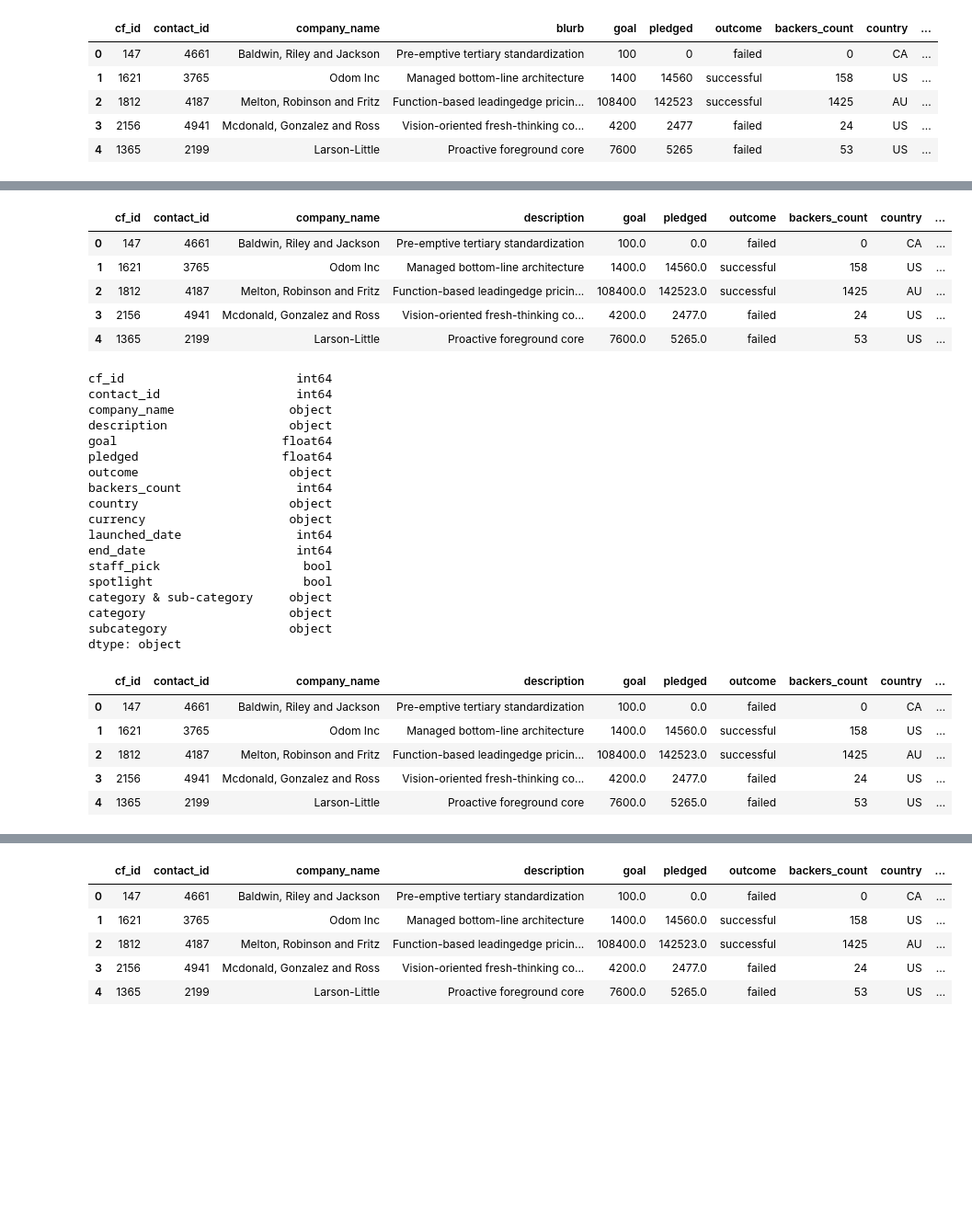
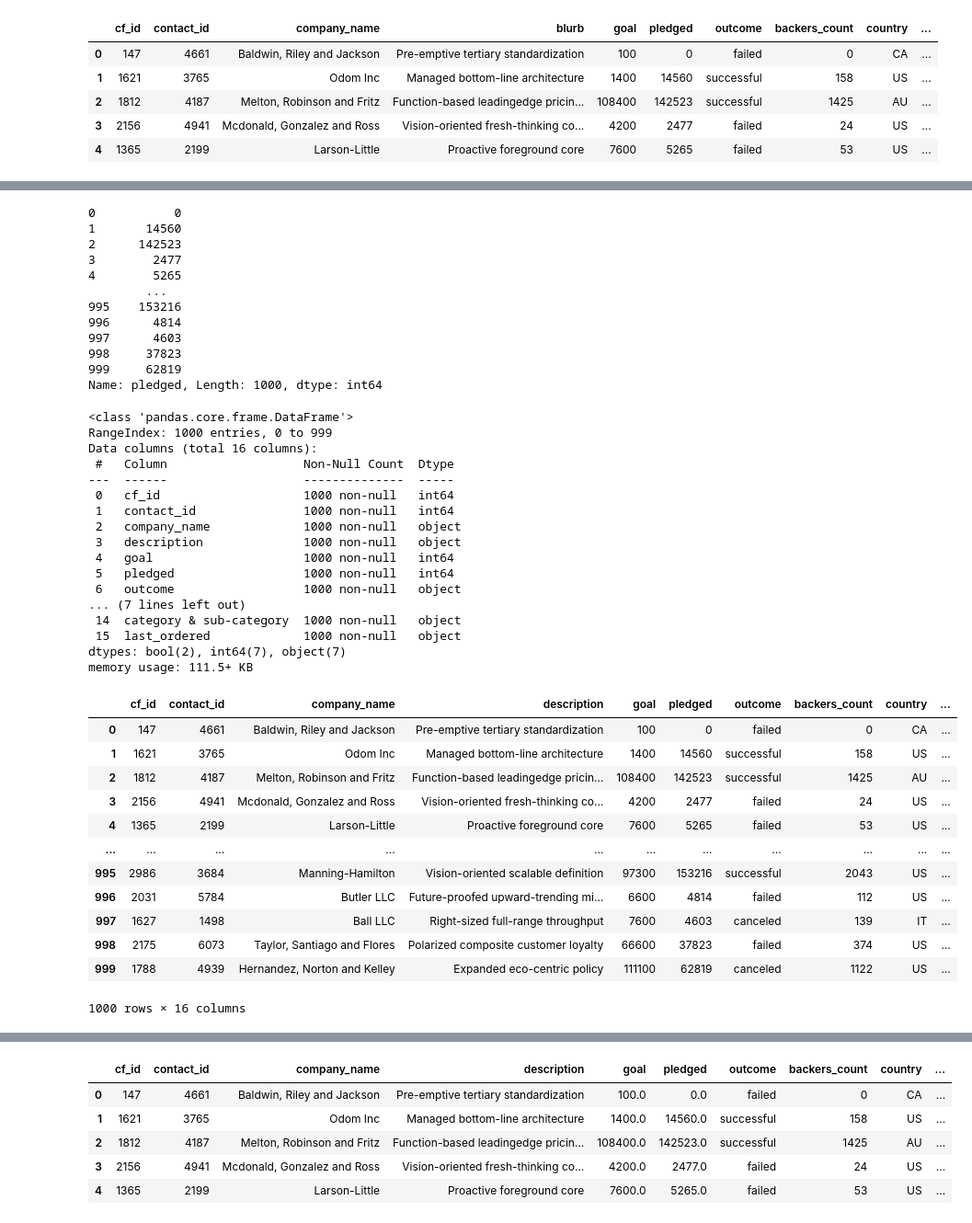
Before and after one commit to ricsalazar810/project-two, a Jupyter notebook: ETL_Mini_Project_Starter_Code.ipynb, the cells around one changed output, grey strips where cells are left out. Shown at 92% size. Saved outputs shown, nothing was run; the diff lists cells and outputs as text; code cells hidden in the pictures; blank space fills up the shorter version.

```diff
--- a/ETL_Mini_Project_Starter_Code.ipynb
+++ b/ETL_Mini_Project_Starter_Code.ipynb
@@ -184,4 +185,7 @@ campaign_df.head()
 | 3 | 2156 | 4941 | Mcdonald, Gonzalez and Ross | Vision-oriented fresh-thinking co... | 4200 | 2477 | failed | 24 | US | ... |
 | 4 | 1365 | 2199 | Larson-Little | Proactive foreground core | 7600 | 5265 | failed | 53 | US | ... |
 # %%
-# Rename the blurb, launched_at, and deadline columns.
+# Rename the blurb as description, launched_at as launched_date, and deadline as end_date columns.
+campaign_df = campaign_df.rename(columns={'blurb': "description",
+                            'launched_at': "launched_date",
+                            'deadline': "end_date"})
@@ -195,43 +192,60 @@ campaign_df.head()
 # %%
 # Convert the goal and pledged columns to a `float` data type.
+pd.to_numeric(campaign_df["goal"])
+pd.to_numeric(campaign_df["pledged"])
 # %% [output]
-|  | cf_id | contact_id | company_name | description | goal | pledged | outcome | backers_count | country | ... |
-| 0 | 147 | 4661 | Baldwin, Riley and Jackson | Pre-emptive tertiary standardization | 100.0 | 0.0 | failed | 0 | CA | ... |
-| 1 | 1621 | 3765 | Odom Inc | Managed bottom-line architecture | 1400.0 | 14560.0 | successful | 158 | US | ... |
-| 2 | 1812 | 4187 | Melton, Robinson and Fritz | Function-based leadingedge pricin... | 108400.0 | 142523.0 | successful | 1425 | AU | ... |
-| 3 | 2156 | 4941 | Mcdonald, Gonzalez and Ross | Vision-oriented fresh-thinking co... | 4200.0 | 2477.0 | failed | 24 | US | ... |
-| 4 | 1365 | 2199 | Larson-Little | Proactive foreground core | 7600.0 | 5265.0 | failed | 53 | US | ... |
+0           0
+1       14560
+2      142523
+3        2477
+4        5265
+        ...
+995    153216
+996      4814
+997      4603
+998     37823
+999     62819
+Name: pledged, Length: 1000, dtype: int64
 # %%
 # Check the datatypes
+campaign_df.info()
 # %% [output]
-cf_id                        int64
-contact_id                   int64
-company_name                object
-description                 object
-goal                       float64
-pledged                    float64
-outcome                     object
-backers_count                int64
-country                     object
-currency                    object
-launched_date                int64
-end_date                     int64
-staff_pick                    bool
-spotlight                     bool
-category & sub-category     object
-category                    object
-subcategory                 object
-dtype: object
+<class 'pandas.core.frame.DataFrame'>
+RangeIndex: 1000 entries, 0 to 999
+Data columns (total 16 columns):
+ #   Column                   Non-Null Count  Dtype
+---  ------                   --------------  -----
+ 0   cf_id                    1000 non-null   int64
+ 1   contact_id               1000 non-null   int64
+ 2   company_name             1000 non-null   object
+ 3   description              1000 non-null   object
+ 4   goal                     1000 non-null   int64
+ 5   pledged                  1000 non-null   int64
+ 6   outcome                  1000 non-null   object
+... (7 lines left out)
+ 14  category & sub-category  1000 non-null   object
+ 15  last_ordered             1000 non-null   object
+dtypes: bool(2), int64(7), object(7)
+memory usage: 111.5+ KB
 # %%
 # Format the launched_date and end_date columns to datetime format
 from datetime import datetime as dt
+campaign_df["launched_date"] = pd.to_datetime(campaign_df["launched_date"], unit='s').dt.strftime('%Y-%m-%d')
+campaign_df
 # %% [output]
 |  | cf_id | contact_id | company_name | description | goal | pledged | outcome | backers_count | country | ... |
-| 0 | 147 | 4661 | Baldwin, Riley and Jackson | Pre-emptive tertiary standardization | 100.0 | 0.0 | failed | 0 | CA | ... |
-| 1 | 1621 | 3765 | Odom Inc | Managed bottom-line architecture | 1400.0 | 14560.0 | successful | 158 | US | ... |
-| 2 | 1812 | 4187 | Melton, Robinson and Fritz | Function-based leadingedge pricin... | 108400.0 | 142523.0 | successful | 1425 | AU | ... |
-| 3 | 2156 | 4941 | Mcdonald, Gonzalez and Ross | Vision-oriented fresh-thinking co... | 4200.0 | 2477.0 | failed | 24 | US | ... |
-| 4 | 1365 | 2199 | Larson-Little | Proactive foreground core | 7600.0 | 5265.0 | failed | 53 | US | ... |
+| 0 | 147 | 4661 | Baldwin, Riley and Jackson | Pre-emptive tertiary standardization | 100 | 0 | failed | 0 | CA | ... |
+| 1 | 1621 | 3765 | Odom Inc | Managed bottom-line architecture | 1400 | 14560 | successful | 158 | US | ... |
+| 2 | 1812 | 4187 | Melton, Robinson and Fritz | Function-based leadingedge pricin... | 108400 | 142523 | successful | 1425 | AU | ... |
+| 3 | 2156 | 4941 | Mcdonald, Gonzalez and Ross | Vision-oriented fresh-thinking co... | 4200 | 2477 | failed | 24 | US | ... |
+| 4 | 1365 | 2199 | Larson-Little | Proactive foreground core | 7600 | 5265 | failed | 53 | US | ... |
+| ... | ... | ... | ... | ... | ... | ... | ... | ... | ... | ... |
+| 995 | 2986 | 3684 | Manning-Hamilton | Vision-oriented scalable definition | 97300 | 153216 | successful | 2043 | US | ... |
+| 996 | 2031 | 5784 | Butler LLC | Future-proofed upward-trending mi... | 6600 | 4814 | failed | 112 | US | ... |
+| 997 | 1627 | 1498 | Ball LLC | Right-sized full-range throughput | 7600 | 4603 | canceled | 139 | IT | ... |
+| 998 | 2175 | 6073 | Taylor, Santiago and Flores | Polarized composite customer loyalty | 66600 | 37823 | failed | 374 | US | ... |
+| 999 | 1788 | 4939 | Hernandez, Norton and Kelley | Expanded eco-centric policy | 111100 | 62819 | canceled | 1122 | US | ... |
+1000 rows × 16 columns
 # %%
 # Merge the campaign_df with the category_df on the "category" column and
 # the subcategory_df on the "subcategory" column.
```
Also changed, not shown: parts of 3 cells of this notebook.
